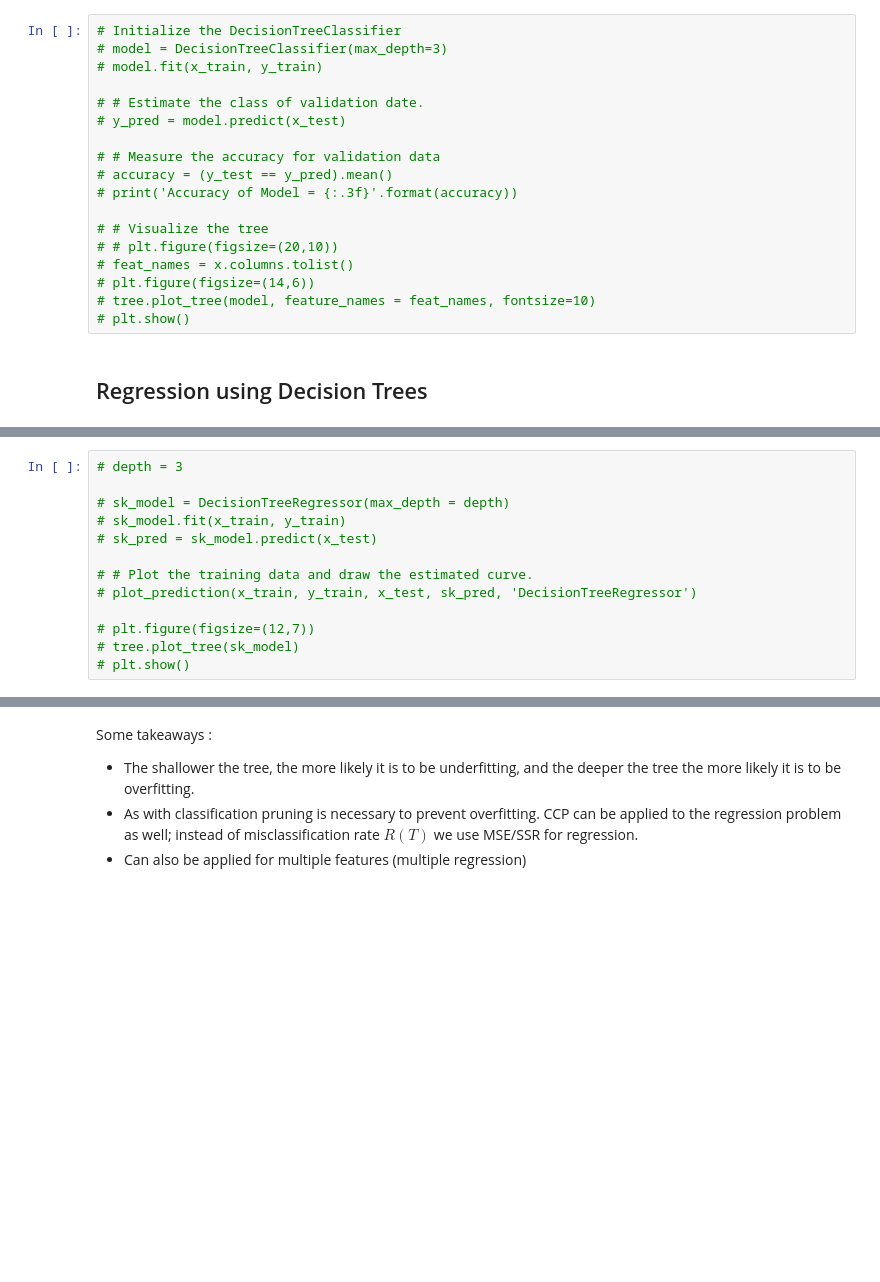
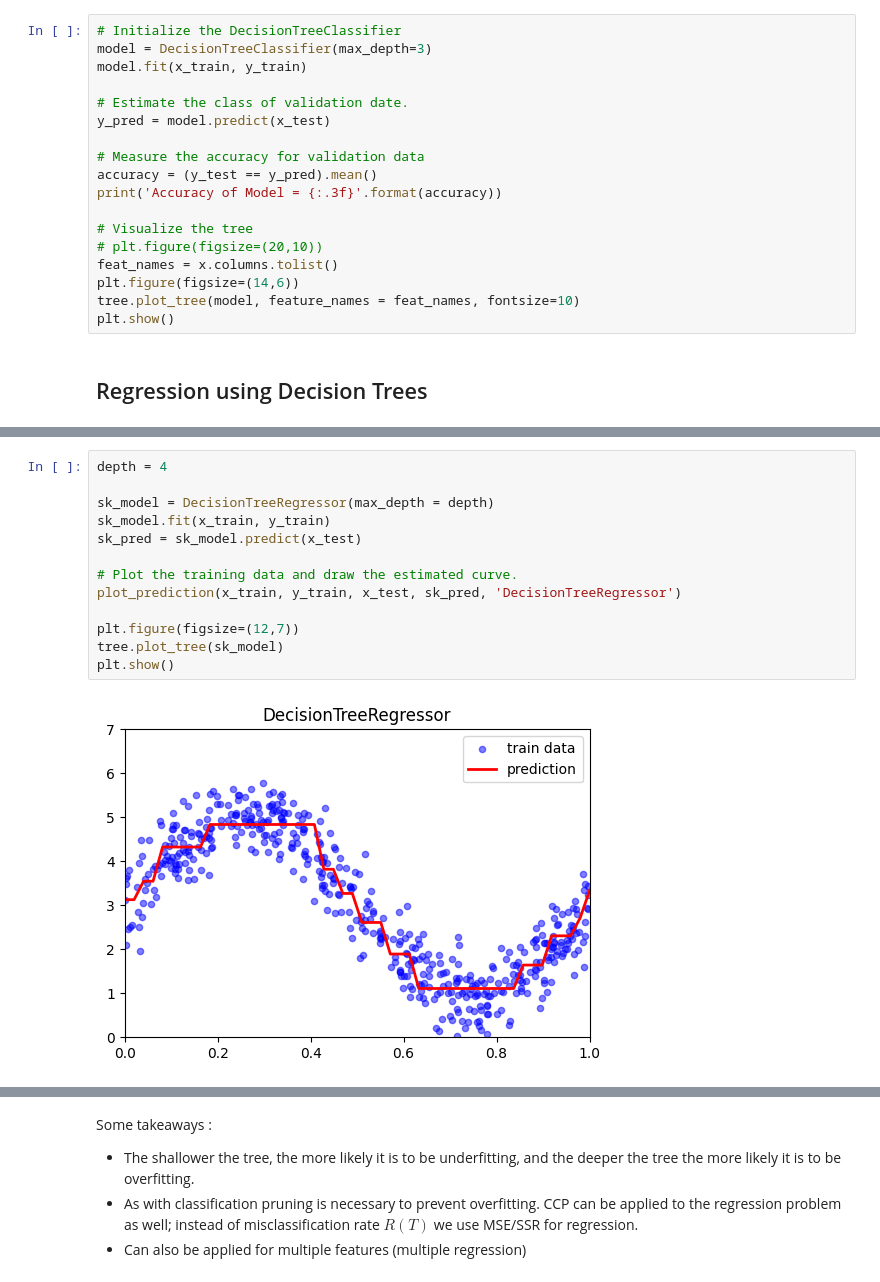
Before and after one commit to PoonYouXian/My-DAC-Curriculum, a Jupyter notebook: DAC-006_Machine_Learning/DAC-006-Intro_to_ML_Session_2_Student.ipynb, the cells around one changed output, grey strips where cells are left out. Drawn from its saved outputs; the diff is of its cells as text; blank space fills up the shorter version.

```diff
--- a/DAC-006_Machine_Learning/DAC-006-Intro_to_ML_Session_2_Student.ipynb
+++ b/DAC-006_Machine_Learning/DAC-006-Intro_to_ML_Session_2_Student.ipynb
@@ -371,21 +424,21 @@ where $R(T)$ is the misclassification rate of a tree T, $\alpha$ the regularizat
 # %%
 # Initialize the DecisionTreeClassifier
-# model = DecisionTreeClassifier(max_depth=3)
-# model.fit(x_train, y_train)
+model = DecisionTreeClassifier(max_depth=3)
+model.fit(x_train, y_train)
 
-# # Estimate the class of validation date.
-# y_pred = model.predict(x_test)
+# Estimate the class of validation date.
+y_pred = model.predict(x_test)
 
-# # Measure the accuracy for validation data
-# accuracy = (y_test == y_pred).mean()
-# print('Accuracy of Model = {:.3f}'.format(accuracy))
+# Measure the accuracy for validation data
+accuracy = (y_test == y_pred).mean()
+print('Accuracy of Model = {:.3f}'.format(accuracy))
 
-# # Visualize the tree
-# # plt.figure(figsize=(20,10))
-# feat_names = x.columns.tolist()
-# plt.figure(figsize=(14,6))
-# tree.plot_tree(model, feature_names = feat_names, fontsize=10)
-# plt.show()
+# Visualize the tree
+# plt.figure(figsize=(20,10))
+feat_names = x.columns.tolist()
+plt.figure(figsize=(14,6))
+tree.plot_tree(model, feature_names = feat_names, fontsize=10)
+plt.show()
 # %% [markdown]
 ## Regression using Decision Trees
 # %%
@@ -416,13 +469,15 @@ where $R(T)$ is the misclassification rate of a tree T, $\alpha$ the regularizat
 # %%
-# depth = 3
+depth = 4
 
-# sk_model = DecisionTreeRegressor(max_depth = depth)
-# sk_model.fit(x_train, y_train)
-# sk_pred = sk_model.predict(x_test)
+sk_model = DecisionTreeRegressor(max_depth = depth)
+sk_model.fit(x_train, y_train)
+sk_pred = sk_model.predict(x_test)
 
-# # Plot the training data and draw the estimated curve.
-# plot_prediction(x_train, y_train, x_test, sk_pred, 'DecisionTreeRegressor')
+# Plot the training data and draw the estimated curve.
+plot_prediction(x_train, y_train, x_test, sk_pred, 'DecisionTreeRegressor')
 
-# plt.figure(figsize=(12,7))
-# tree.plot_tree(sk_model)
-# plt.show()
+plt.figure(figsize=(12,7))
+tree.plot_tree(sk_model)
+plt.show()
+# %% [output]
+[figure, added]
```
Also changed, not shown: parts of 15 cells of this notebook.
